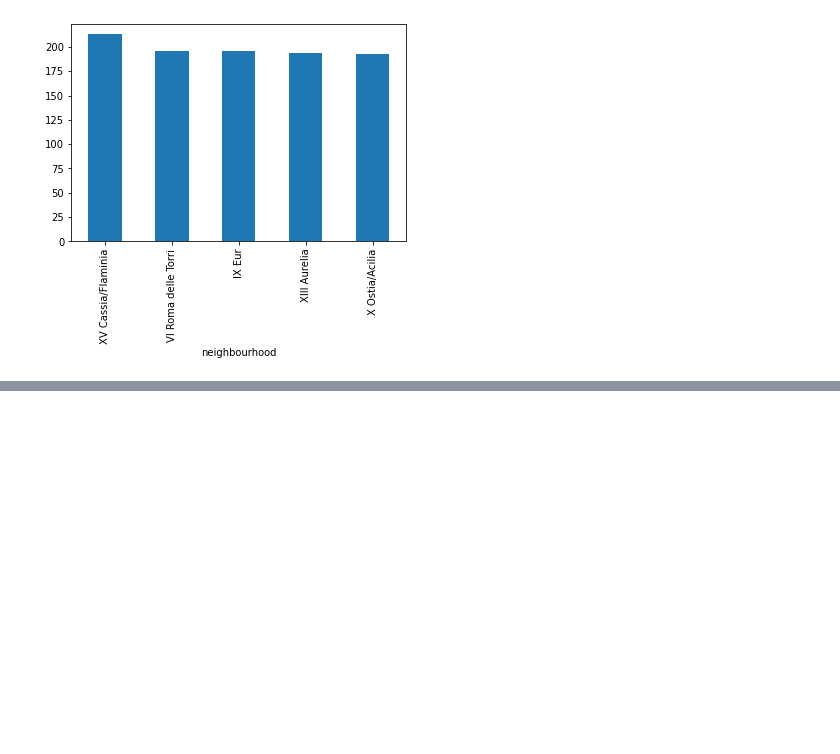
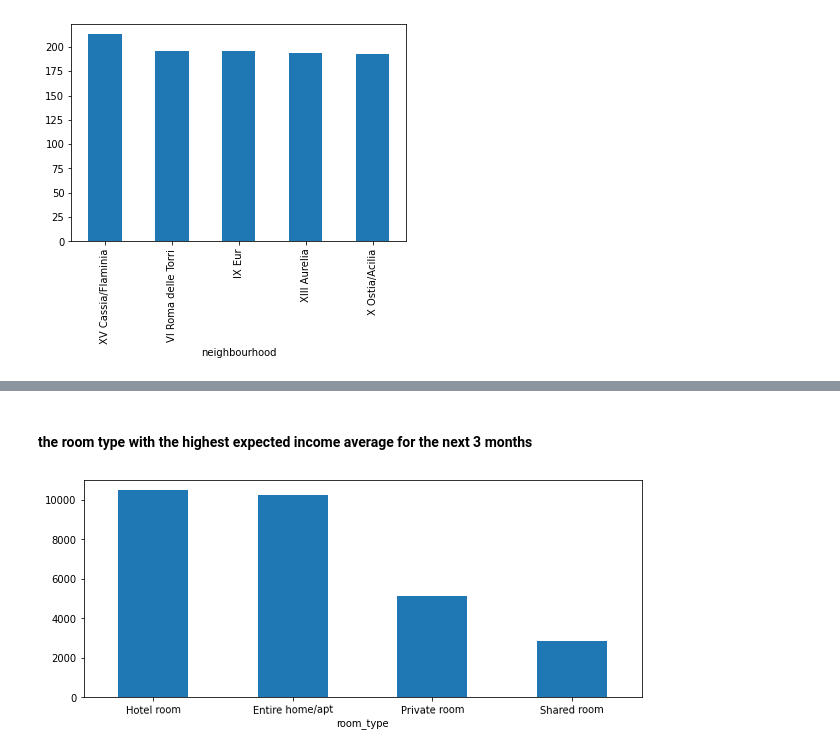
Before and after one commit to mhaln3mi/Airbnb-Rome-EDA, a Jupyter notebook: airbnb.ipynb, the cells around one changed output, grey strips where cells are left out. Cells and saved outputs as stored; diff of their text form; code cells hidden in the pictures; blank space fills up the shorter version.

```diff
--- a/airbnb.ipynb
+++ b/airbnb.ipynb
@@ -181,0 +257,8 @@ ax = sns.boxplot(data=df, x='neighbourhood',y='availability_365')
+# %% [markdown]
+#### the room type with the highest expected income average for the next 3 months
+# %%
+fig = plt.figure(figsize=(10,4))
+ax = fig.gca()
+romeListings.groupby("room_type")["expected_income_coming_3m"].mean().sort_values(ascending=False).head(5).plot(kind='bar', rot=1);
+# %% [output]
+[figure, added]
```
Also changed, not shown: parts of 21 cells of this notebook.
